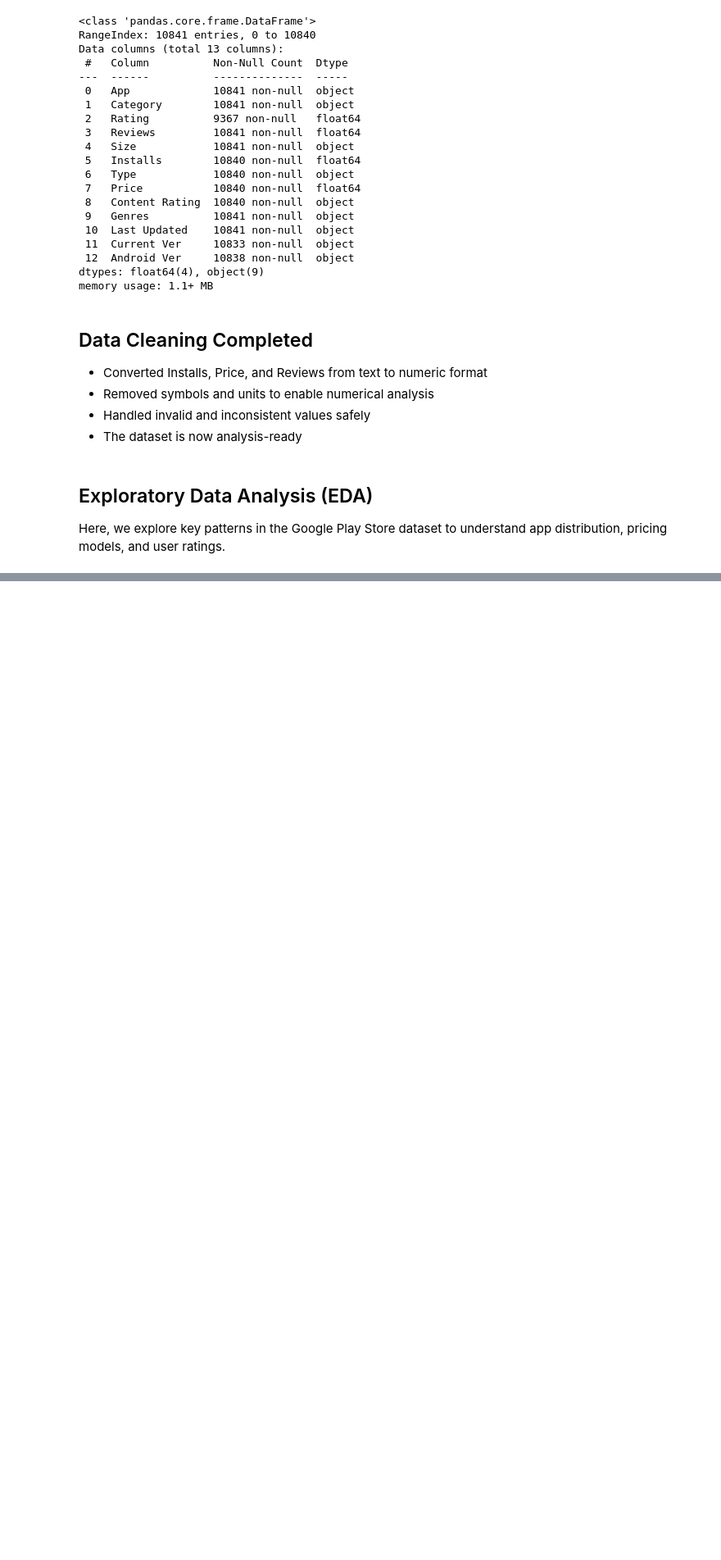
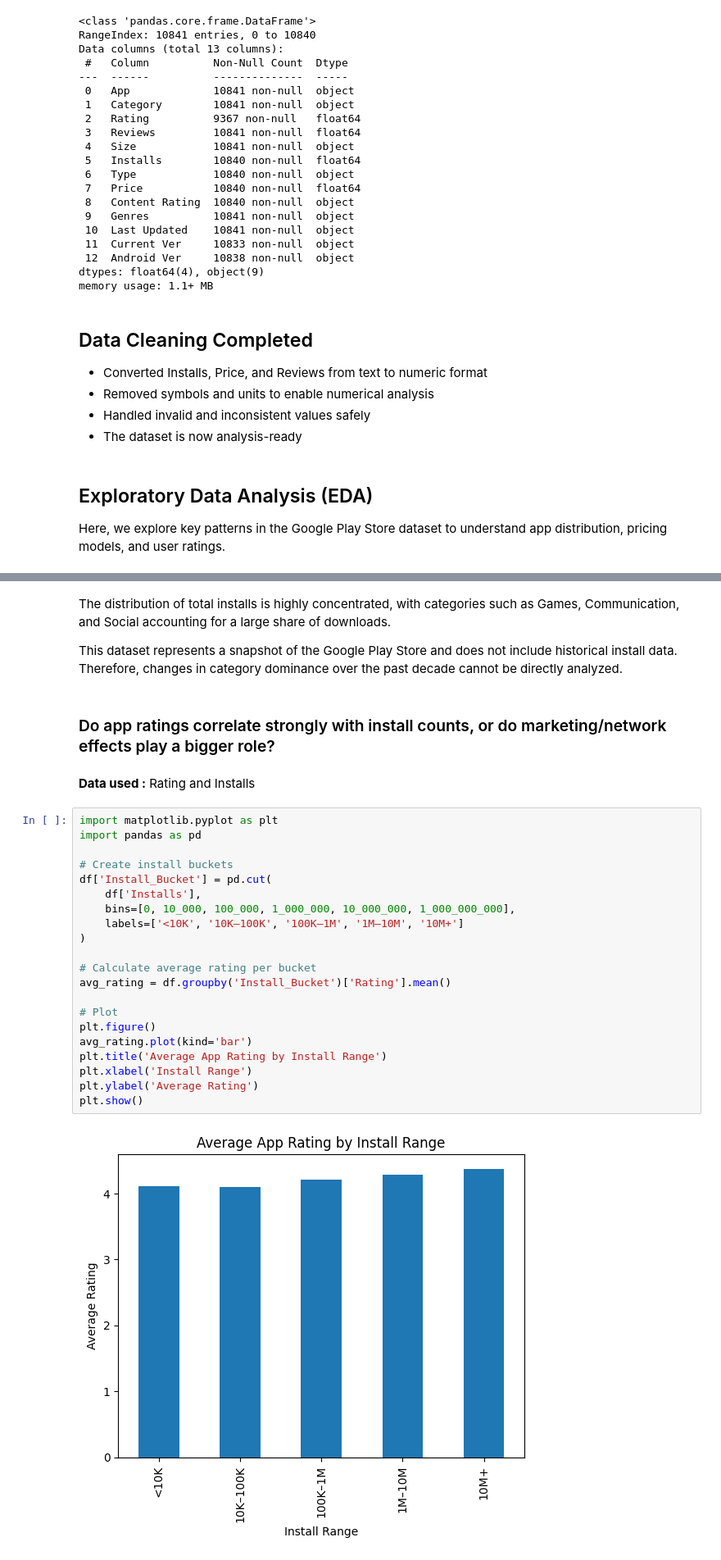
Before and after one commit to akratijain614-sys/smartphone_app_usage_eda, a Jupyter notebook: smartphone_app_usage_EDA.ipynb, the cells around one changed output, grey strips where cells are left out. Shown at 82% size. Saved outputs shown, nothing was run; the diff lists cells and outputs as text; blank space fills up the shorter version.

```diff
--- a/smartphone_app_usage_EDA.ipynb
+++ b/smartphone_app_usage_EDA.ipynb
@@ -125,0 +137,34 @@ high competition in these segments.
+# %% [markdown]
+The distribution of total installs is highly concentrated, with categories such as
+Games, Communication, and Social accounting for a large share of downloads.
+
+This dataset represents a snapshot of the Google Play Store and does not include
+historical install data. Therefore, changes in category dominance over the past
+decade cannot be directly analyzed.
+# %% [markdown]
+### Do app ratings correlate strongly with install counts, or do marketing/network effects play a bigger role?
+# %% [markdown]
+**Data used :** Rating and Installs
+# %%
+import matplotlib.pyplot as plt
+import pandas as pd
+
+# Create install buckets
+df['Install_Bucket'] = pd.cut(
+    df['Installs'],
+    bins=[0, 10_000, 100_000, 1_000_000, 10_000_000, 1_000_000_000],
+    labels=['<10K', '10K–100K', '100K–1M', '1M–10M', '10M+']
+)
+
+# Calculate average rating per bucket
+avg_rating = df.groupby('Install_Bucket')['Rating'].mean()
+
+# Plot
+plt.figure()
+avg_rating.plot(kind='bar')
+plt.title('Average App Rating by Install Range')
+plt.xlabel('Install Range')
+plt.ylabel('Average Rating')
+plt.show()
+# %% [output]
+[figure, added]
```
Also changed, not shown: parts of 27 cells of this notebook.
